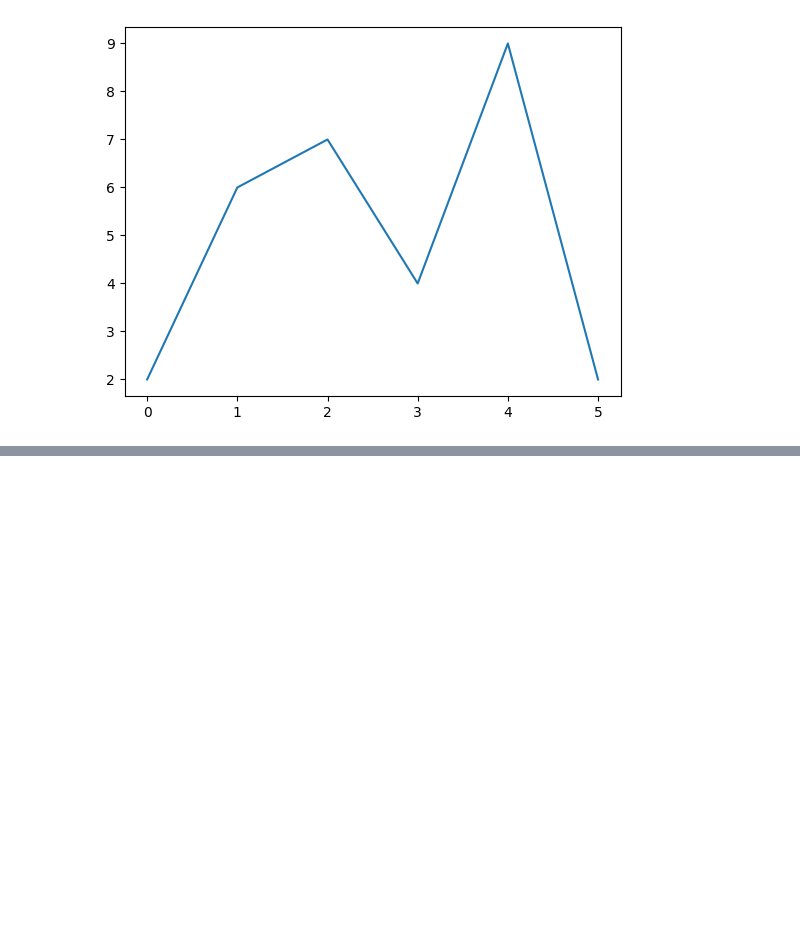
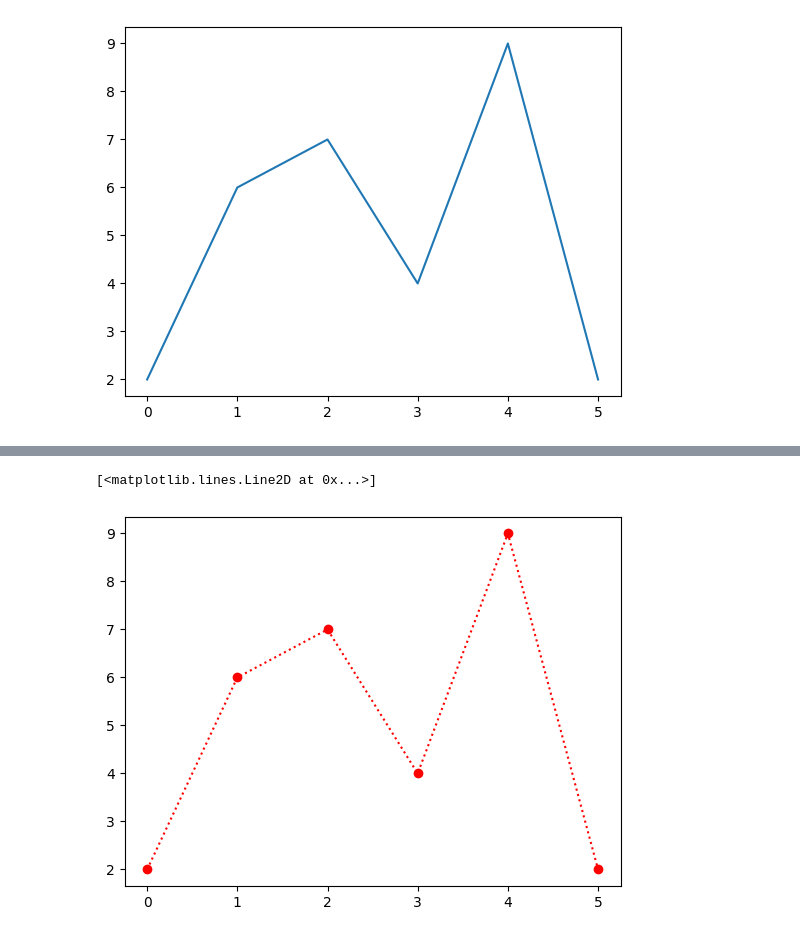
Before and after one commit to SohailDad/ML-Python, a Jupyter notebook: Matplotlib/First.ipynb, the cells around one changed output, grey strips where cells are left out. Saved outputs shown, nothing was run; the diff lists cells and outputs as text; code cells hidden in the pictures; blank space fills up the shorter version.

```diff
--- a/Matplotlib/First.ipynb
+++ b/Matplotlib/First.ipynb
@@ -40,0 +51,5 @@ plt.show()
+# %%
+plt.plot(x_axis,'o:r')
+# %% [output]
+[<matplotlib.lines.Line2D at 0x...>]
+[figure, added]
```
Also changed, not shown: parts of 2 cells of this notebook.
